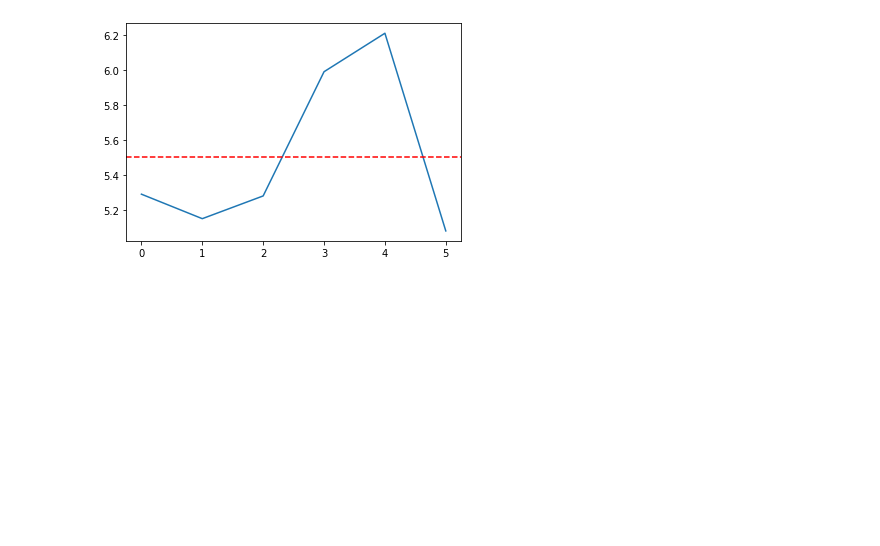
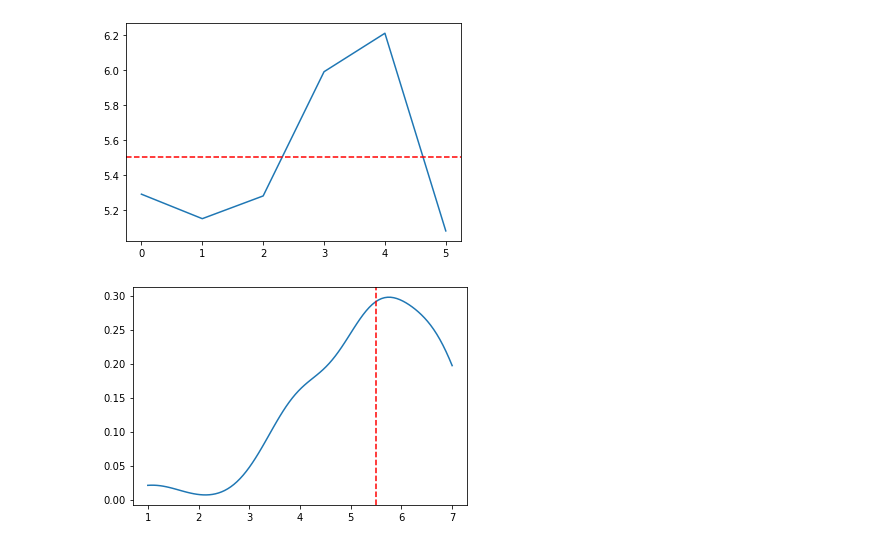
Before and after one commit to hansuho113/School_Lecture, a Jupyter notebook: marketing_research_preprocessing.ipynb, the cells around one changed output. Saved outputs shown, nothing was run; the diff lists cells and outputs as text; code cells hidden in the pictures; blank space fills up the shorter version.

```diff
--- a/marketing_research_preprocessing.ipynb
+++ b/marketing_research_preprocessing.ipynb
@@ -502,0 +546,11 @@ plt.axhline(5.5, color='r', linestyle='--')
+# %%
+each_loyalty_list = list(df['brand_loyalty'])
+density = kde.gaussian_kde(each_loyalty_list)
+x = np.linspace(1, 7, 100)
+y = density(x)
+
+plt.plot(x, y)
+plt.axvline(5.5, color='r', linestyle='--')
+plt.show()
+# %% [output]
+[figure, added]
```
Also changed, not shown: parts of 6 cells of this notebook.
